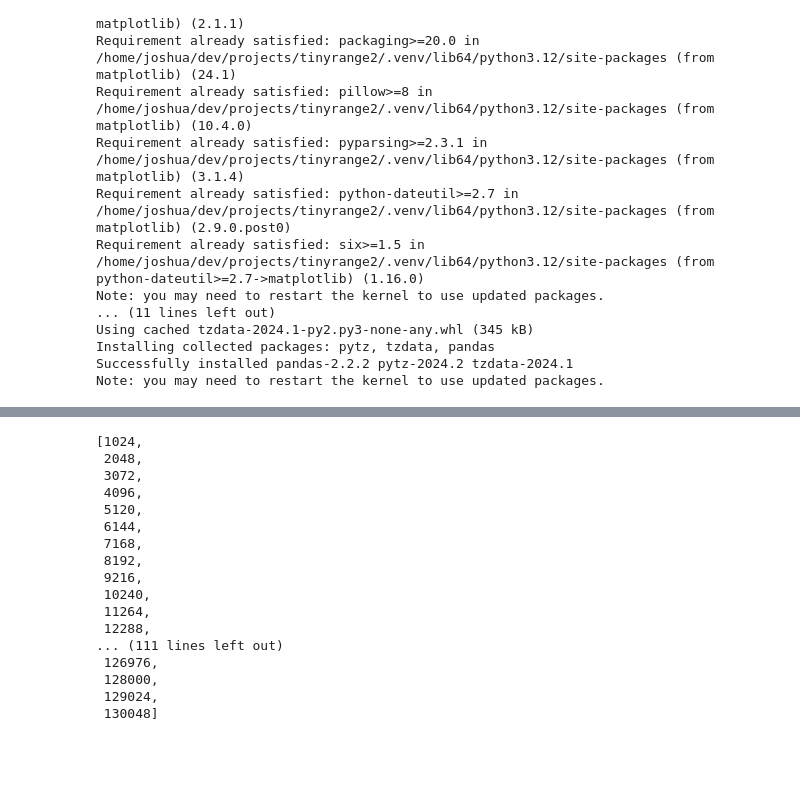
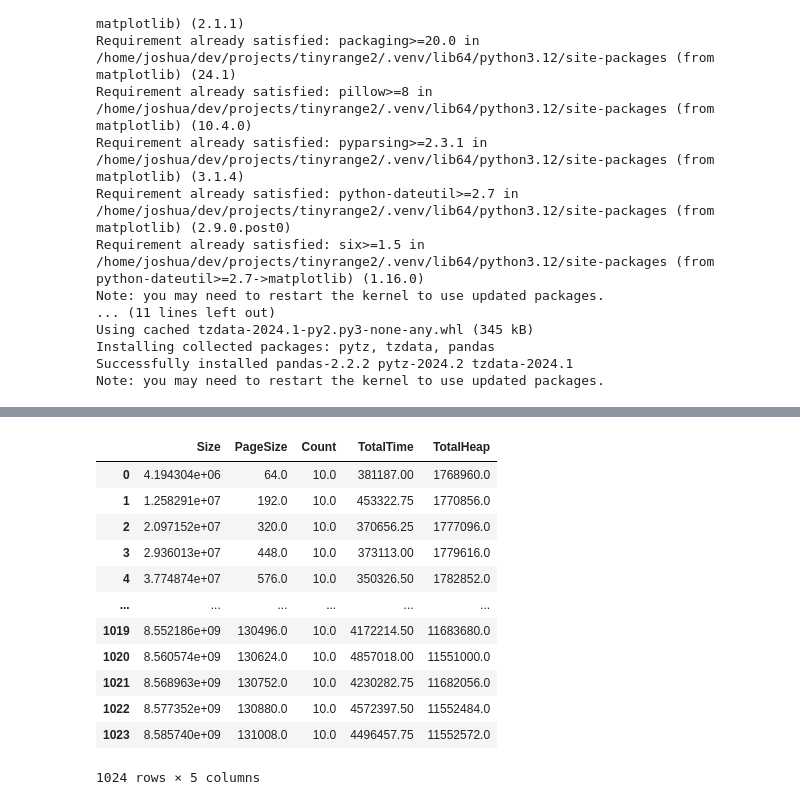
Before and after one commit to tinyrange/tinyrange, a Jupyter notebook: experimental/fsbench/bench.ipynb, the cells around one changed output, grey strips where cells are left out. Saved outputs shown, nothing was run; the diff lists cells and outputs as text; code cells hidden in the pictures; blank space fills up the shorter version.

```diff
--- a/experimental/fsbench/bench.ipynb
+++ b/experimental/fsbench/bench.ipynb
@@ -78,20 +86,0 @@ CalledProcessError: Command '['./fsbench', '-size', '1024', '-pageSize', '8', '-
-# %%
-page_size_runs
-# %% [output]
-[1024,
- 2048,
- 3072,
- 4096,
- 5120,
- 6144,
- 7168,
- 8192,
- 9216,
- 10240,
- 11264,
- 12288,
-... (111 lines left out)
- 126976,
- 128000,
- 129024,
- 130048]
@@ -97,0 +89,16 @@ page_size_runs
+# %%
+page_size_runs_df
+# %% [output]
+|  | Size | PageSize | Count | TotalTime | TotalHeap |
+| 0 | 4.194304e+06 | 64.0 | 10.0 | 381187.00 | 1768960.0 |
+| 1 | 1.258291e+07 | 192.0 | 10.0 | 453322.75 | 1770856.0 |
+| 2 | 2.097152e+07 | 320.0 | 10.0 | 370656.25 | 1777096.0 |
+| 3 | 2.936013e+07 | 448.0 | 10.0 | 373113.00 | 1779616.0 |
+| 4 | 3.774874e+07 | 576.0 | 10.0 | 350326.50 | 1782852.0 |
+| ... | ... | ... | ... | ... | ... |
+| 1019 | 8.552186e+09 | 130496.0 | 10.0 | 4172214.50 | 11683680.0 |
+| 1020 | 8.560574e+09 | 130624.0 | 10.0 | 4857018.00 | 11551000.0 |
+| 1021 | 8.568963e+09 | 130752.0 | 10.0 | 4230282.75 | 11682056.0 |
+| 1022 | 8.577352e+09 | 130880.0 | 10.0 | 4572397.50 | 11552484.0 |
+| 1023 | 8.585740e+09 | 131008.0 | 10.0 | 4496457.75 | 11552572.0 |
+1024 rows × 5 columns
```
Also changed, not shown: parts of 12 cells of this notebook, 10 other files.
